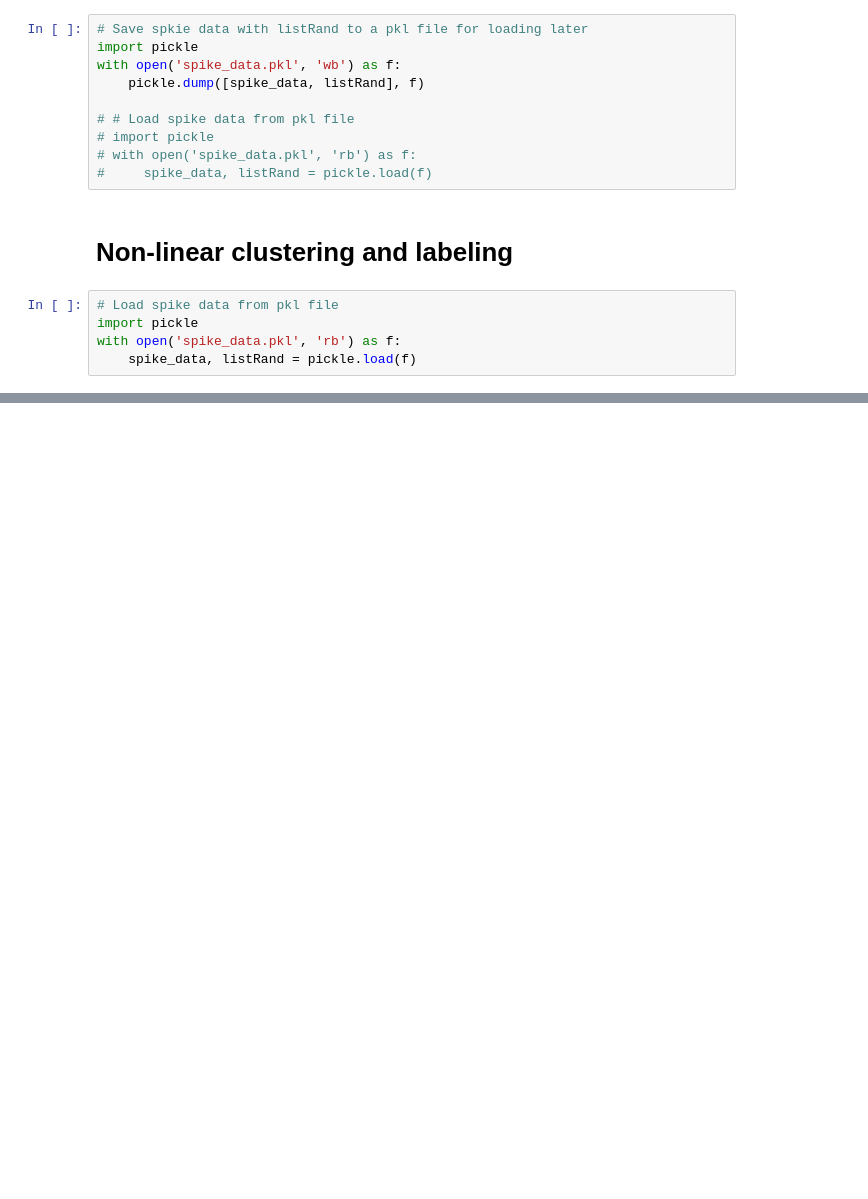
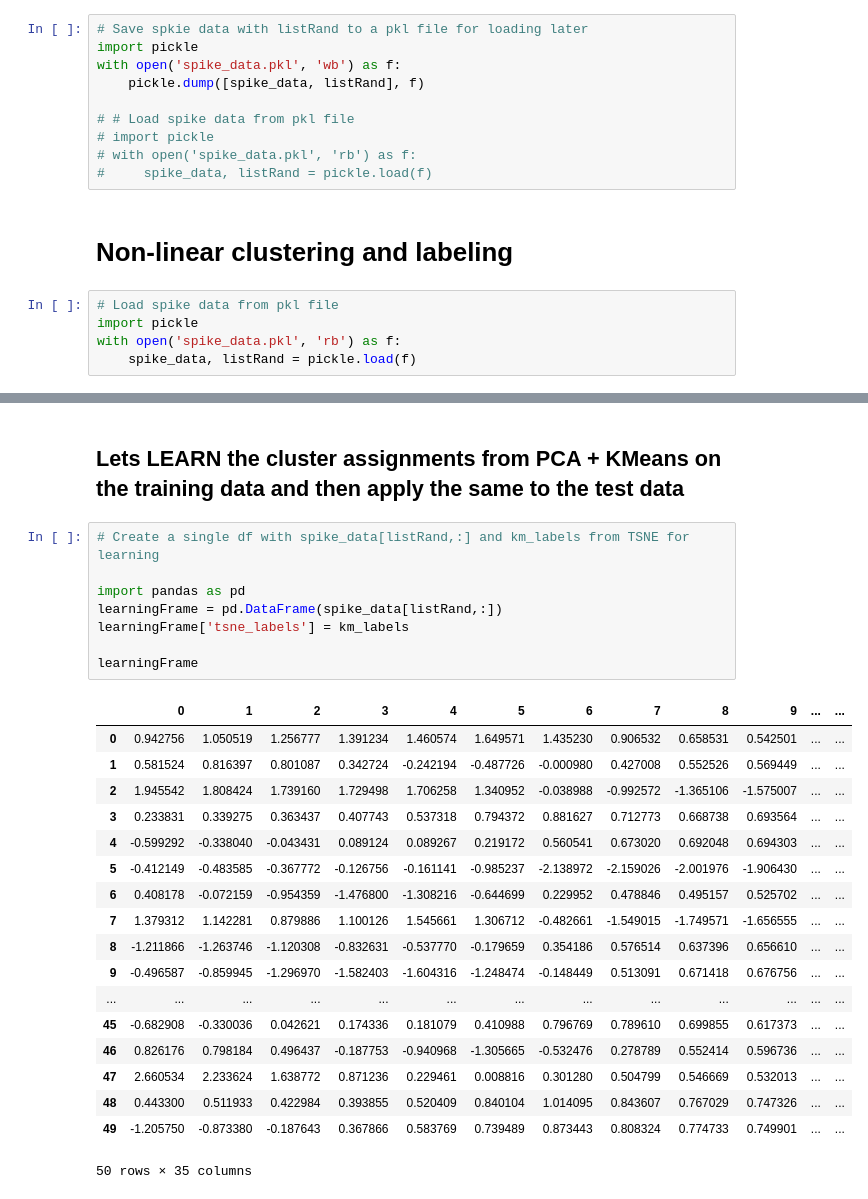
Before and after one commit to menonpg/bioeng2390_ai_in_healthcare, a Jupyter notebook: Week06/Dimensionality Reduction for Time Series Classification.ipynb, the cells around one changed output, grey strips where cells are left out. Saved outputs shown, nothing was run; the diff lists cells and outputs as text; blank space fills up the shorter version.

```diff
--- a/Week06/Dimensionality Reduction for Time Series Classification.ipynb
+++ b/Week06/Dimensionality Reduction for Time Series Classification.ipynb
@@ -222,0 +229,29 @@ plt.scatter(tsne_projections[:,0],tsne_projections[:,1],c=km_labels,cmap='Spectr
+# %% [markdown]
+## Lets LEARN the cluster assignments from PCA + KMeans on the training data and then apply the same to the test data
+# %%
+# Create a single df with spike_data[listRand,:] and km_labels from TSNE for learning
+
+import pandas as pd
+learningFrame = pd.DataFrame(spike_data[listRand,:])
+learningFrame['tsne_labels'] = km_labels
+
+learningFrame
+# %% [output]
+|  | 0 | 1 | 2 | 3 | 4 | 5 | 6 | 7 | 8 | 9 | ... | ... |
+| 0 | 0.942756 | 1.050519 | 1.256777 | 1.391234 | 1.460574 | 1.649571 | 1.435230 | 0.906532 | 0.658531 | 0.542501 | ... | ... |
+| 1 | 0.581524 | 0.816397 | 0.801087 | 0.342724 | -0.242194 | -0.487726 | -0.000980 | 0.427008 | 0.552526 | 0.569449 | ... | ... |
+| 2 | 1.945542 | 1.808424 | 1.739160 | 1.729498 | 1.706258 | 1.340952 | -0.038988 | -0.992572 | -1.365106 | -1.575007 | ... | ... |
+| 3 | 0.233831 | 0.339275 | 0.363437 | 0.407743 | 0.537318 | 0.794372 | 0.881627 | 0.712773 | 0.668738 | 0.693564 | ... | ... |
+| 4 | -0.599292 | -0.338040 | -0.043431 | 0.089124 | 0.089267 | 0.219172 | 0.560541 | 0.673020 | 0.692048 | 0.694303 | ... | ... |
+| 5 | -0.412149 | -0.483585 | -0.367772 | -0.126756 | -0.161141 | -0.985237 | -2.138972 | -2.159026 | -2.001976 | -1.906430 | ... | ... |
+| 6 | 0.408178 | -0.072159 | -0.954359 | -1.476800 | -1.308216 | -0.644699 | 0.229952 | 0.478846 | 0.495157 | 0.525702 | ... | ... |
+| 7 | 1.379312 | 1.142281 | 0.879886 | 1.100126 | 1.545661 | 1.306712 | -0.482661 | -1.549015 | -1.749571 | -1.656555 | ... | ... |
+| 8 | -1.211866 | -1.263746 | -1.120308 | -0.832631 | -0.537770 | -0.179659 | 0.354186 | 0.576514 | 0.637396 | 0.656610 | ... | ... |
+| 9 | -0.496587 | -0.859945 | -1.296970 | -1.582403 | -1.604316 | -1.248474 | -0.148449 | 0.513091 | 0.671418 | 0.676756 | ... | ... |
+| ... | ... | ... | ... | ... | ... | ... | ... | ... | ... | ... | ... | ... |
+| 45 | -0.682908 | -0.330036 | 0.042621 | 0.174336 | 0.181079 | 0.410988 | 0.796769 | 0.789610 | 0.699855 | 0.617373 | ... | ... |
+| 46 | 0.826176 | 0.798184 | 0.496437 | -0.187753 | -0.940968 | -1.305665 | -0.532476 | 0.278789 | 0.552414 | 0.596736 | ... | ... |
+| 47 | 2.660534 | 2.233624 | 1.638772 | 0.871236 | 0.229461 | 0.008816 | 0.301280 | 0.504799 | 0.546669 | 0.532013 | ... | ... |
+| 48 | 0.443300 | 0.511933 | 0.422984 | 0.393855 | 0.520409 | 0.840104 | 1.014095 | 0.843607 | 0.767029 | 0.747326 | ... | ... |
+| 49 | -1.205750 | -0.873380 | -0.187643 | 0.367866 | 0.583769 | 0.739489 | 0.873443 | 0.808324 | 0.774733 | 0.749901 | ... | ... |
+50 rows × 35 columns
```
Also changed, not shown: parts of 8 cells of this notebook, 1 other file.
